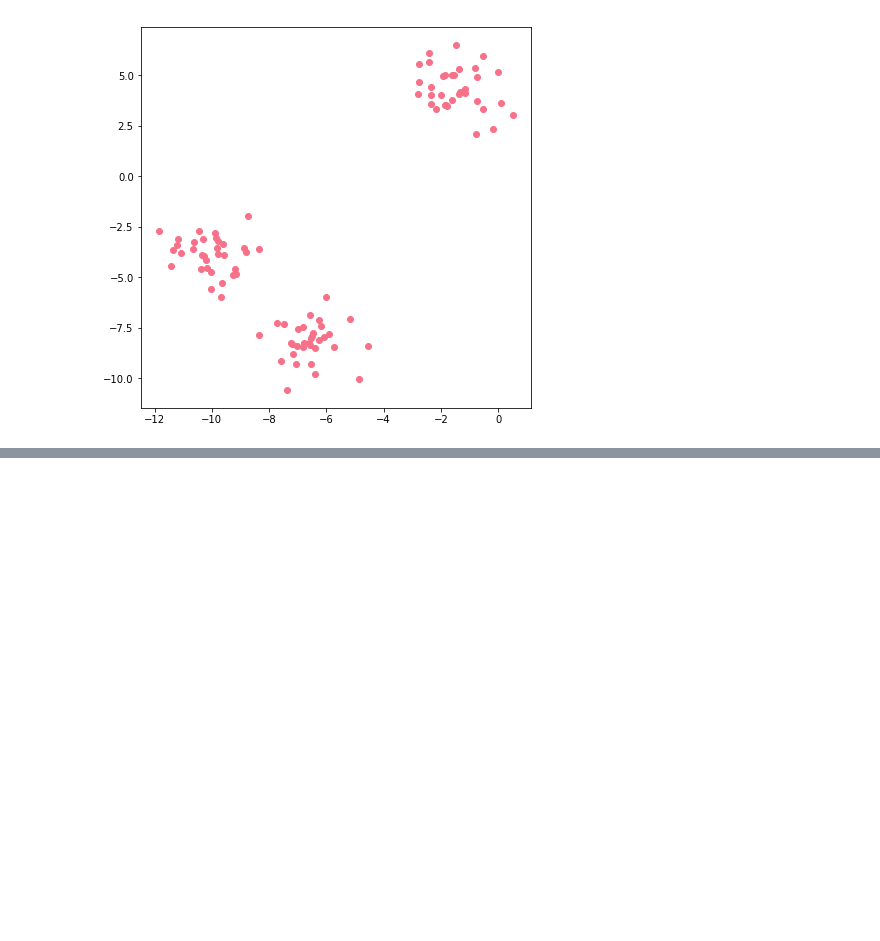
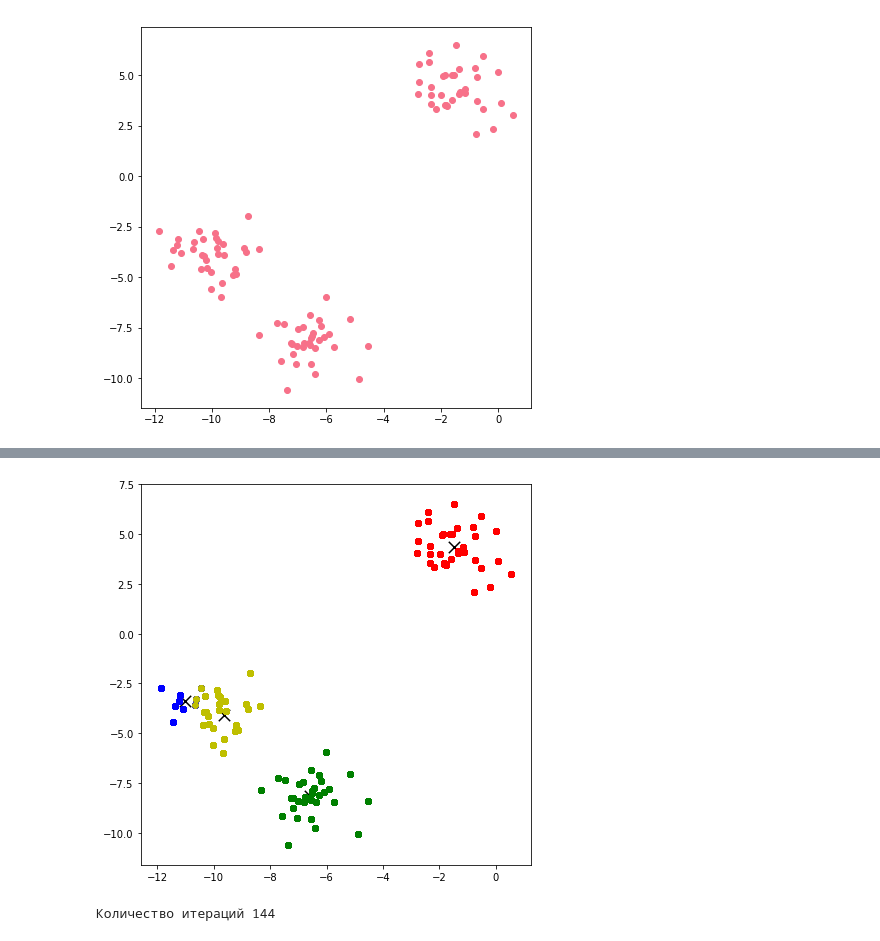
Before and after one commit to annulet/DS_Algorithms, a Jupyter notebook: hw_7.ipynb, the cells around one changed output, grey strips where cells are left out. Drawn from its saved outputs; the diff is of its cells as text; code cells hidden in the pictures; blank space fills up the shorter version.

```diff
--- a/hw_7.ipynb
+++ b/hw_7.ipynb
@@ -192,0 +222,24 @@ plt.plot(k_arr, mean_aqu_dist);
+# %%
+def visualize(centroids, classes):
+    colors = ['r', 'g', 'b', 'y']
+
+    plt.figure(figsize=(7,7))
+
+    # нанесем на график центроиды
+    for centroid in centroids:
+        plt.scatter(centroid[0], centroid[1], marker='x', s=130, c='black')
+
+    # нанесем объекты раскрашенные по классам
+    for class_item in classes:
+        for x in classes[class_item]:
+            plt.scatter(x[0], x[1], color=colors[class_item])
+
+    plt.show()
+# %%
+visualize(old_centroids, classes)
+# %% [output]
+[figure, added]
+# %%
+old_centroids, classes, mean_distance = kmeans(X, 5, max_iterations, min_distance)
+# %% [output]
+Количество итераций 144
```
Also changed, not shown: parts of 11 cells of this notebook.
